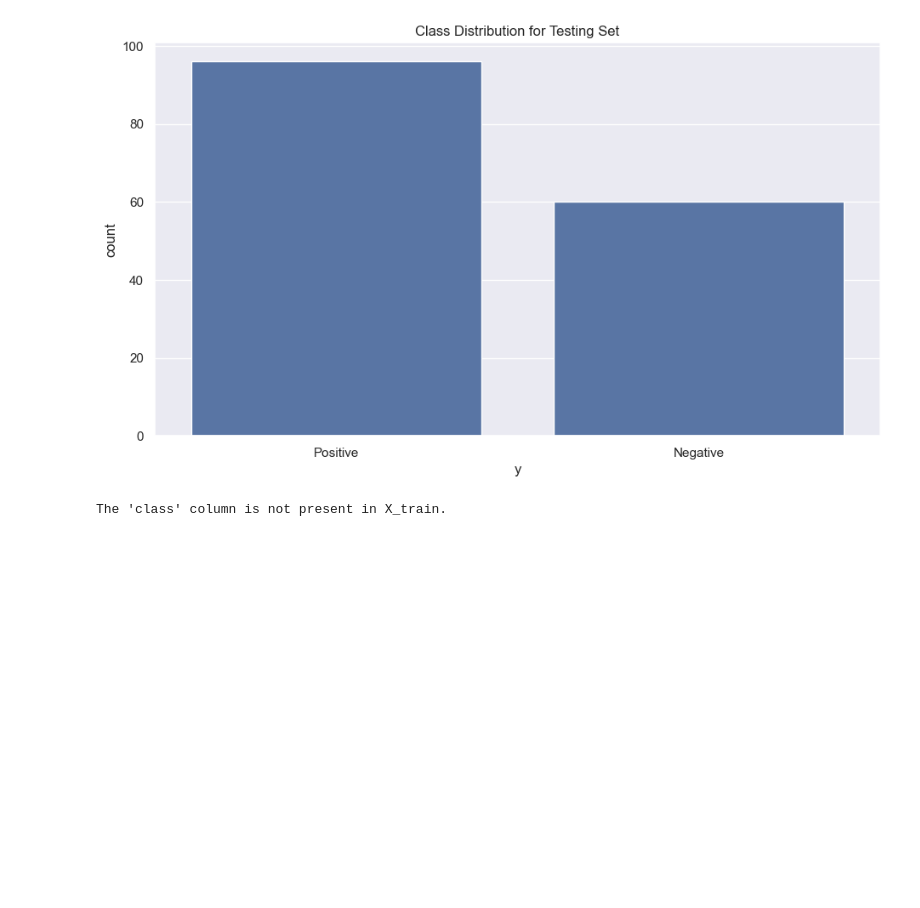
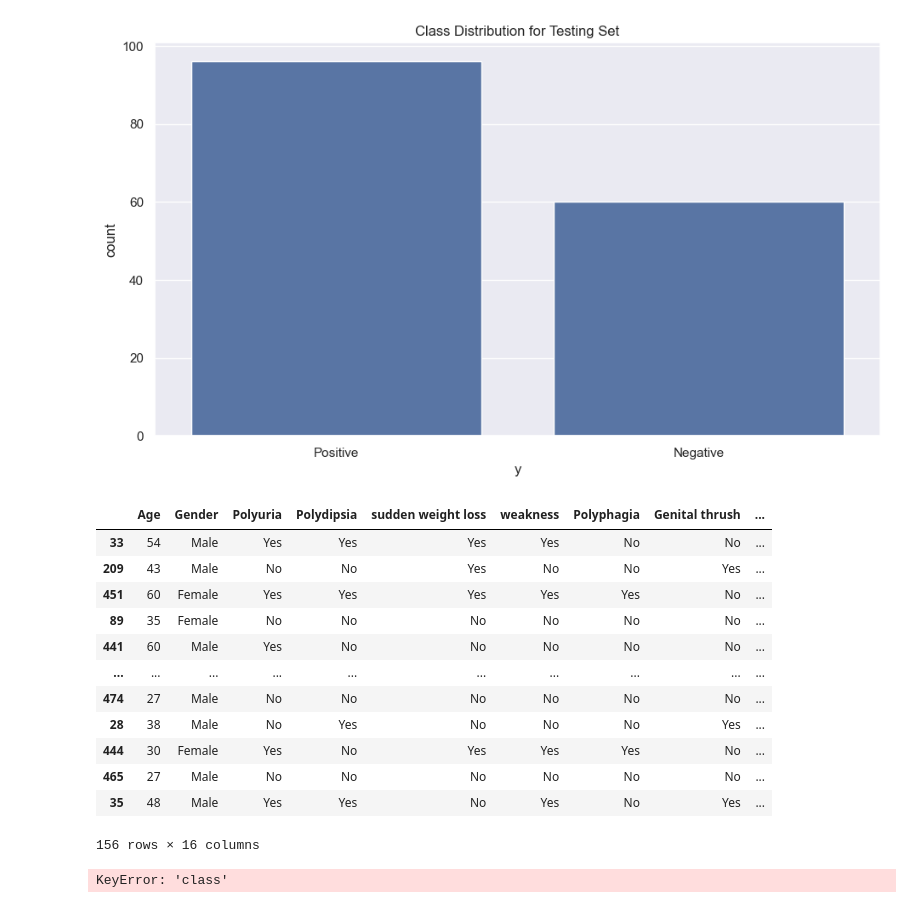
Before and after one commit to waiee/Data-Science--Revision-Gallery-, a Jupyter notebook: Data Mining/Tutorial 6/Lab6_1191103225_TT1L.ipynb, the cells around one changed output. Saved outputs shown, nothing was run; the diff lists cells and outputs as text; code cells hidden in the pictures; blank space fills up the shorter version.

```diff
--- a/Data Mining/Tutorial 6/Lab6_1191103225_TT1L.ipynb
+++ b/Data Mining/Tutorial 6/Lab6_1191103225_TT1L.ipynb
@@ -186,7 +186,5 @@ if target_column in df_pp.columns and not df_pp[target_column].empty:
         print("There are missing values in the 'class' column.")
     else:
         X_train, X_test, y_train, y_test = train_test_split(X, y.values.ravel(), test_size=0.3, random_state=0, stratify=y)
-        cat_index = [X_train.columns.get_loc(i) for i in cat_attributes]
-        display(cat_index)
 else:
     print(f"The '{target_column}' column is missing or empty in the DataFrame.")
@@ -205,13 +201,35 @@ plt.show()
 # %% [output]
 [figure]
 [figure]
+# %%
+display(X_test)
+# %% [output]
+|  | Age | Gender | Polyuria | Polydipsia | sudden weight loss | weakness | Polyphagia | Genital thrush | ... |
+| 33 | 54 | Male | Yes | Yes | Yes | Yes | No | No | ... |
+| 209 | 43 | Male | No | No | Yes | No | No | Yes | ... |
+| 451 | 60 | Female | Yes | Yes | Yes | Yes | Yes | No | ... |
+| 89 | 35 | Female | No | No | No | No | No | No | ... |
+| 441 | 60 | Male | Yes | No | No | No | No | No | ... |
+| ... | ... | ... | ... | ... | ... | ... | ... | ... | ... |
+| 474 | 27 | Male | No | No | No | No | No | No | ... |
+| 28 | 38 | Male | No | Yes | No | No | No | Yes | ... |
+| 444 | 30 | Female | Yes | No | Yes | Yes | Yes | No | ... |
+| 465 | 27 | Male | No | No | No | No | No | No | ... |
+| 35 | 48 | Male | Yes | Yes | No | Yes | No | Yes | ... |
+156 rows × 16 columns
 # %%
-# Check if 'class' column is in X_train
-target_column = 'class'
-if target_column in X_train.columns:
-    cat_index = [X_train.columns.get_loc(i) for i in cat_attributes]
-    display(cat_index)
-else:
-    print(f"The '{target_column}' column is not present in X_train.")
+# # Check if 'class' column is in X_train
+# target_column = 'class'
+# if target_column in X_train.columns:
+#     cat_index = [X_train.columns.get_loc(i) for i in cat_attributes]
+#     display(cat_index)
+# else:
+#     print(f"The '{target_column}' column is not present in X_train.")
+
+#get index of categorical attributes
+cat_index = []
+for i in cat_attributes:
+  cat_index.append(X_train.columns.get_loc(i))
+display(cat_index)
 # %% [output]
-The 'class' column is not present in X_train.
+KeyError: 'class'
```
Also changed, not shown: parts of 1 cell of this notebook.
